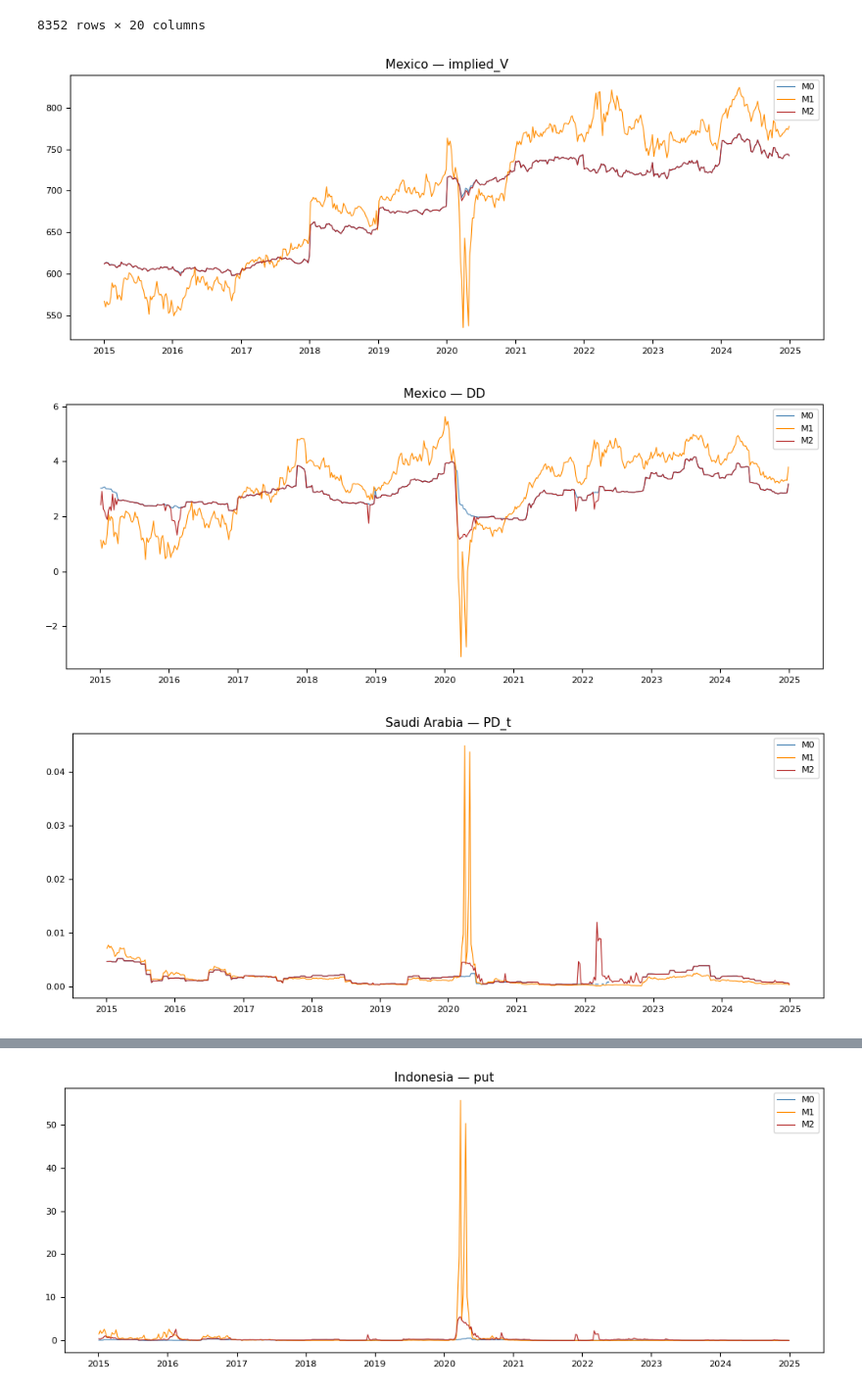
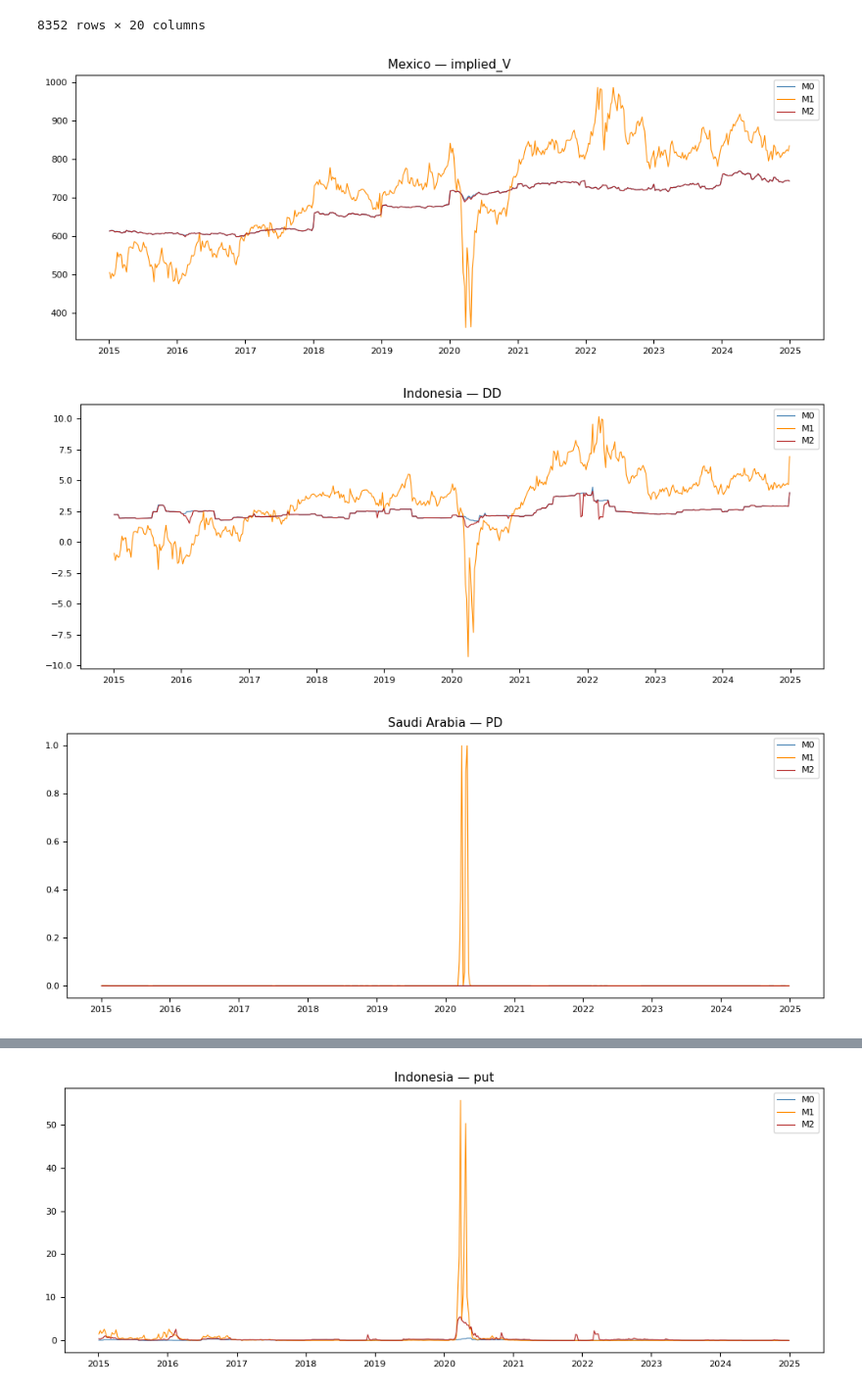
Before and after one commit to juanfp02/commodities_and_sovereigns, a Jupyter notebook: Chapter_03/CCA_results.ipynb, the cells around one changed output, grey strips where cells are left out. Shown at 98% size. Drawn from its saved outputs; the diff is of its cells as text; code cells hidden in the pictures.

```diff
--- a/Chapter_03/CCA_results.ipynb
+++ b/Chapter_03/CCA_results.ipynb
@@ -3,7 +3,7 @@ import pandas as pd
 import numpy as np
 import matplotlib.pyplot as plt
 import statsmodels.api as sm
-from scipy.stats import norm, t
+from scipy.stats import norm
 from scipy.special import gammaln
 import math
 
@@ -26,7 +26,7 @@ J = -0.10
 # === Load results ===
 PATHS = {
     'M0': '../output/results/M0_results_5YCDS_weekly.csv',
-    'M1': '../output/results/M1_results_5YCDS_weekly.csv',
+    'M1': '../output/results/M1_results_5YCDS_weekly_25_dampening.csv',
     'M2': '../output/results/M2_results_5YCDS_weekly.csv',
 }
 
@@ -104,7 +104,7 @@ def graphfunc(country, col='implied_V', models=['M0', 'M1', 'M2']):
 # %%
 graphfunc('Mexico', 'implied_V', ['M0', 'M1', 'M2'])
 # %% [output]
-[figure, old version]
+[figure, new version]
 # %%
 t = HORIZON
 sqt = np.sqrt(t)
@@ -122,22 +122,17 @@ V2, s2 = panel['implied_V_M2'].values, panel['implied_sigma_V_M2'].values
 lam = panel['lambda_annual'].values
 panel['DD_M2'] = (np.log(V2 / B) + (rf - 0.5 * s2**2) * t) / (s2 * sqt)
 # %%
-graphfunc('Mexico', 'DD', ['M0', 'M1', 'M2'])
+graphfunc('Indonesia', 'DD', ['M0', 'M1', 'M2'])
 # %% [output]
-[figure, old version]
+[figure, new version]
 # %%
 panel['PD_M0'] = norm.cdf(-panel['DD_M0'])
 panel['PD_M1'] = norm.cdf(-panel['DD_M1'])
 panel['PD_M2'] = norm.cdf(-panel['DD_M2'])
 
-from scipy.stats import t
-panel['PD_t_M0'] = t.cdf(-panel['DD_M0'], df=4)
-panel['PD_t_M1'] = t.cdf(-panel['DD_M1'], df=4)
-panel['PD_t_M2'] = t.cdf(-panel['DD_M2'], df=4)
-
-graphfunc('Saudi Arabia', 'PD_t', ['M0', 'M1', 'M2'])
+graphfunc('Saudi Arabia', 'PD', ['M0', 'M1', 'M2'])
 # %% [output]
-[figure, old version]
+[figure, new version]
 # %%
 panel['spread_rf_M0'] =  -(1/t) * np.log(1 - (1 - RECOVERY) * panel['PD_M0']) * 10000
 panel['spread_rf_M1'] =  -(1/t) * np.log(1 - (1 - RECOVERY) * panel['PD_M1']) * 10000
```
Also changed, not shown: parts of 5 cells of this notebook, 18 other files.
